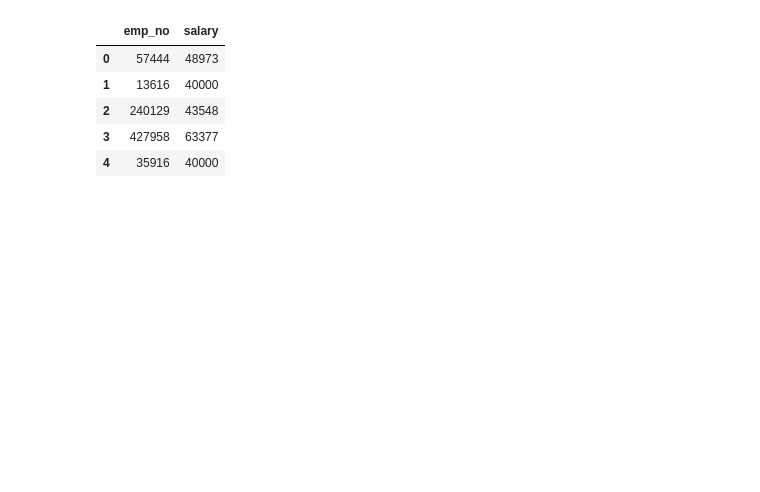
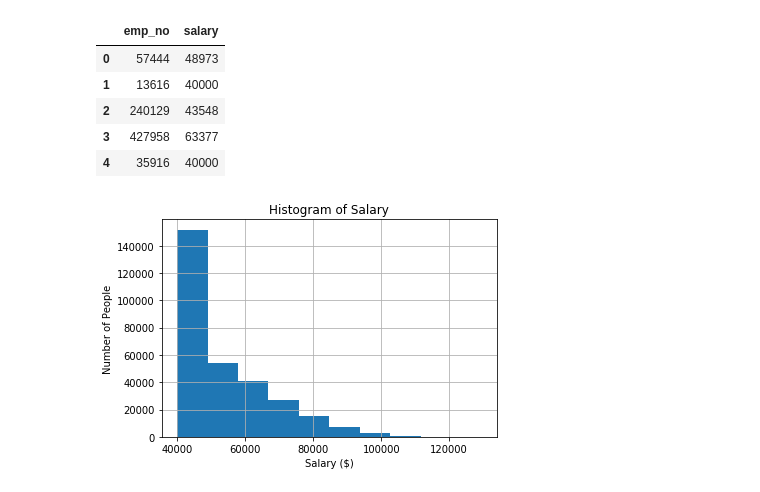
Before and after one commit to juliabrunett/sql-challenge, a Jupyter notebook: EmployeeSQL/Bonus.ipynb, the cells around one changed output. Drawn from its saved outputs; the diff is of its cells as text; code cells hidden in the pictures; blank space fills up the shorter version.

Commit message:
Worked on graphs for bonus

```diff
--- a/EmployeeSQL/Bonus.ipynb
+++ b/EmployeeSQL/Bonus.ipynb
@@ -11,7 +11,7 @@ engine = create_engine(f'postgresql://{user}:{password}@localhost:5432/Employee_
 connection = engine.connect()
 # %%
 # Create a query to find the necessary values
-query = pd.read_sql_query(
+query_1 = pd.read_sql_query(
 '''select e.emp_no, s.salary
 from employees as e
 inner join salaries as s
@@ -27,3 +27,13 @@ query.head()
 | 2 | 240129 | 43548 |
 | 3 | 427958 | 63377 |
 | 4 | 35916 | 40000 |
+# %%
+# Create a histogram of salary bins
+query1_df = query_1
+query1_df.hist(column='salary')
+plt.xlabel("Salary ($)")
+plt.ylabel("Number of People")
+plt.title("Histogram of Salary")
+plt.show()
+# %% [output]
+[figure, added]
```
Also changed, not shown: parts of 5 cells of this notebook.
